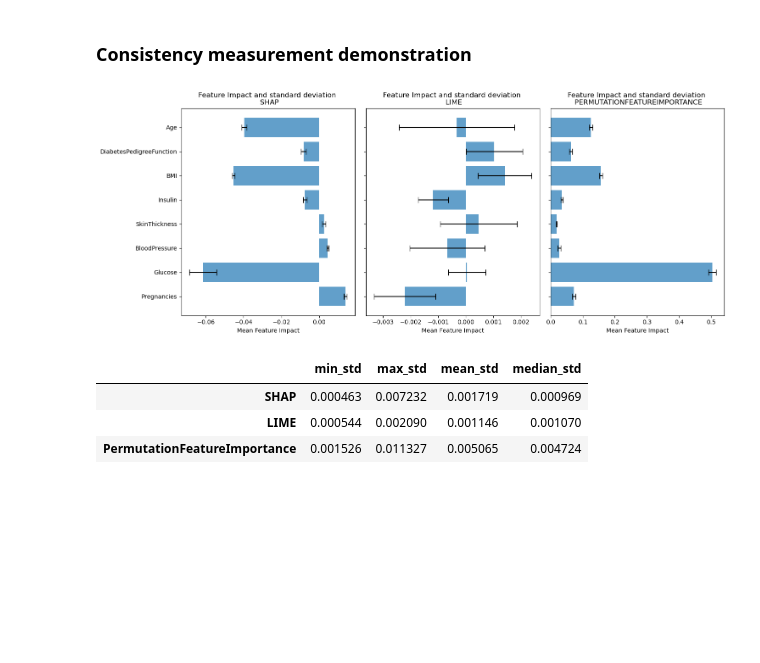
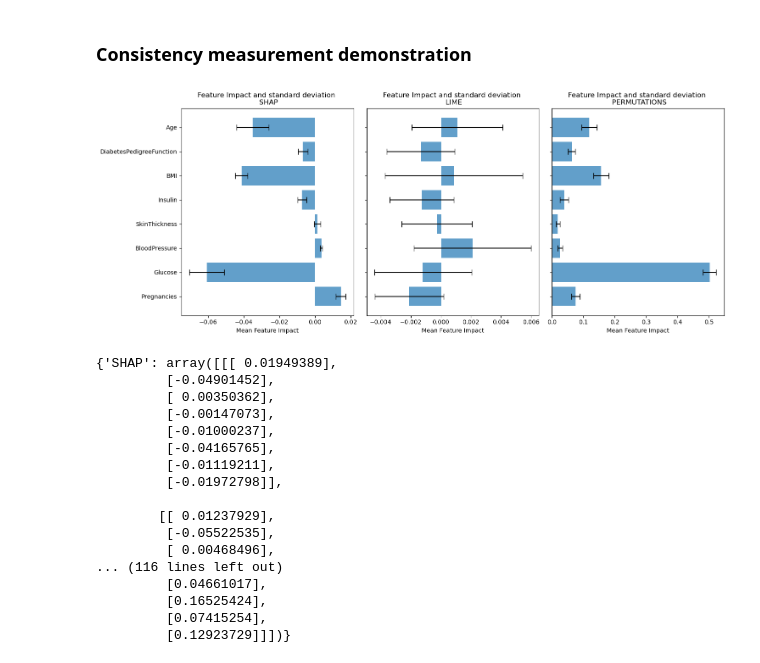
Before and after one commit to emunaran/xai-compare, a Jupyter notebook: xai_compare/comparison_tests/consistency_test.ipynb, the cells around one changed output. Drawn from its saved outputs; the diff is of its cells as text; code cells hidden in the pictures; blank space fills up the shorter version.

```diff
--- a/xai_compare/comparison_tests/consistency_test.ipynb
+++ b/xai_compare/comparison_tests/consistency_test.ipynb
@@ -19,13 +19,8 @@ model = RandomForestClassifier(max_depth=4, n_estimators=100, random_state=42)
 # create the Consistency class with diabetes() dataset
 consistency = Consistency(model, *diabetes(), mode=MODE.CLASSIFICATION)
 # %%
-consistency.comparison_report()
+consistency.apply()
-# %% [output]
-[figure, removed]
 # %%
-consistency.best_result()
+consistency.display()
 # %% [output]
-|  | min_std | max_std | mean_std | median_std |
-| SHAP | 0.000463 | 0.007232 | 0.001719 | 0.000969 |
-| LIME | 0.000544 | 0.002090 | 0.001146 | 0.001070 |
-| PermutationFeatureImportance | 0.001526 | 0.011327 | 0.005065 | 0.004724 |
+[figure, added]
@@ -31,0 +30,20 @@ consistency.best_result()
+# %%
+consistency.reults
+# %% [output]
+{'SHAP': array([[[ 0.01949389],
+         [-0.04901452],
+         [ 0.00350362],
+         [-0.00147073],
+         [-0.01000237],
+         [-0.04165765],
+         [-0.01119211],
+         [-0.01972798]],
+
+        [[ 0.01237929],
+         [-0.05522535],
+         [ 0.00468496],
+... (116 lines left out)
+         [0.04661017],
+         [0.16525424],
+         [0.07415254],
+         [0.12923729]]])}
```
Also changed, not shown: parts of 10 cells of this notebook, 13 other files.
